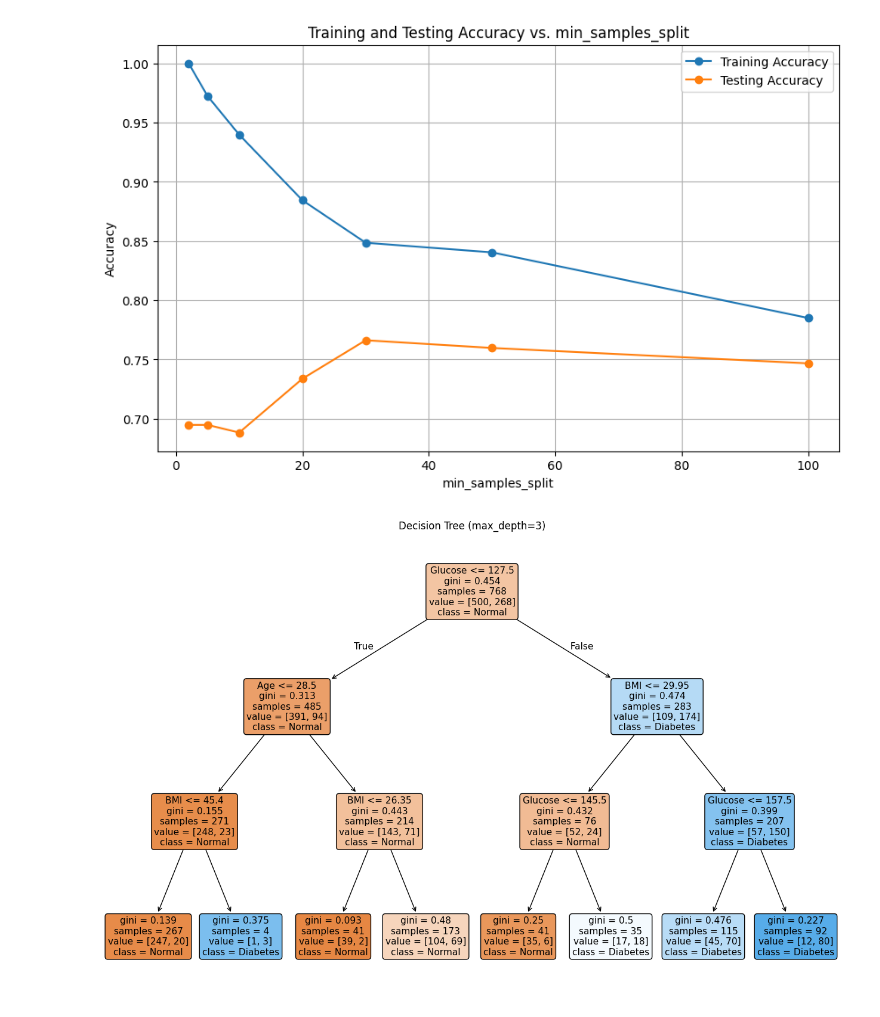
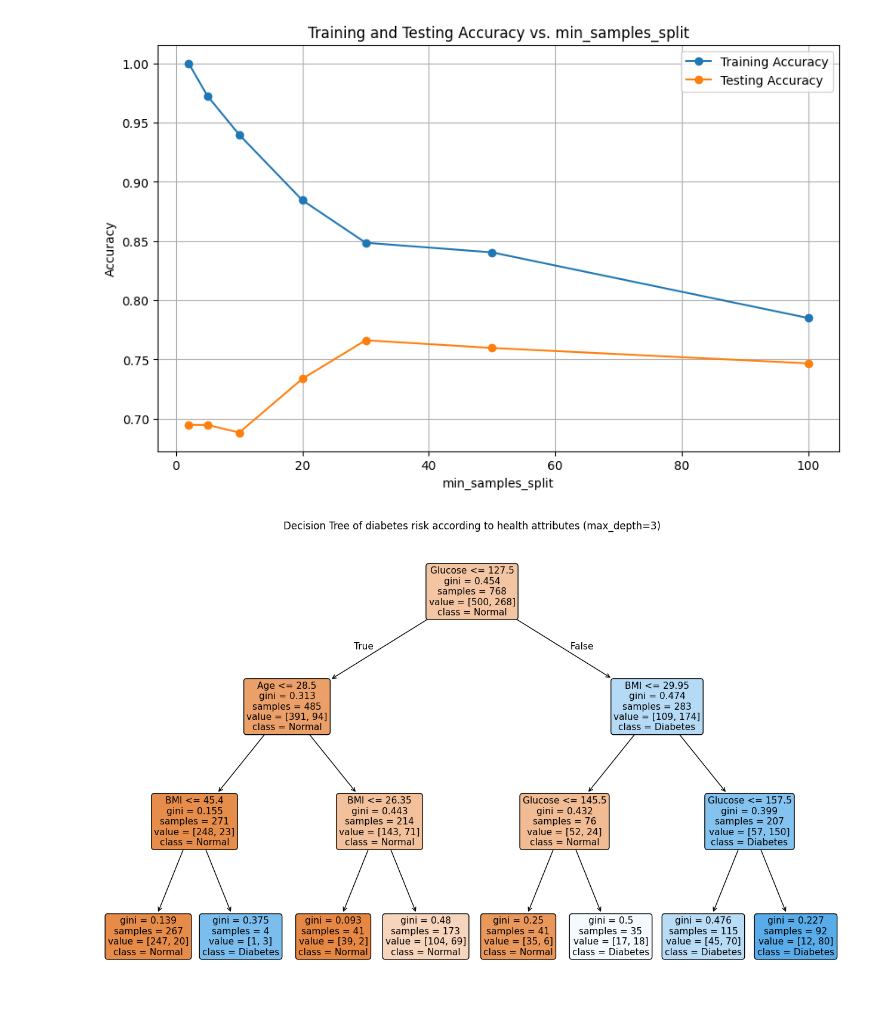
Before and after one commit to JohanGRibeiro/ml-projects, a Jupyter notebook: CodeJohan/hw1.ipynb, the cells around one changed output. Drawn from its saved outputs; the diff is of its cells as text; code cells hidden in the pictures.

```diff
--- a/CodeJohan/hw1.ipynb
+++ b/CodeJohan/hw1.ipynb
@@ -105,32 +111,32 @@ def decision_tree_analysis(df):
         train_acc = accuracy_score(y_train, clf.predict(X_train))
         train_accuracies.append(train_acc)
 
         # Accuracy on testing data appended to list
         test_acc = accuracy_score(y_test, clf.predict(X_test))
         test_accuracies.append(test_acc)
 
     # Plot the accuracies
     plt.figure(figsize=(10, 6))
     plt.plot(min_samples_splits, train_accuracies, label='Training Accuracy', marker='o')
     plt.plot(min_samples_splits, test_accuracies, label='Testing Accuracy', marker='o')
     plt.xlabel('min_samples_split')
     plt.ylabel('Accuracy')
     plt.title('Training and Testing Accuracy vs. min_samples_split')
     plt.legend()
     plt.grid(True)
     plt.show()
 
     # Exercise 4 - Train Decision Tree with max_depth=3 and random_state=1
     clf = DecisionTreeClassifier(max_depth=3, random_state=1)
     clf.fit(X, y)
 
     plt.figure(figsize=(16, 10))
     plot_tree(clf, feature_names=X.columns, class_names=['Normal', 'Diabetes'], filled=True, rounded=True)
-    plt.title('Decision Tree (max_depth=3)')
+    plt.title('Decision Tree of diabetes risk according to health attributes (max_depth=3)')
     plt.show()
 
 # EXERCISE 2-4: Run Decision Tree analysis with varying min_samples_split
 decision_tree_analysis(diabetes_df)
 # %% [output]
 [figure]
-[figure, old version]
+[figure, new version]
```
Also changed, not shown: parts of 1 cell of this notebook.
